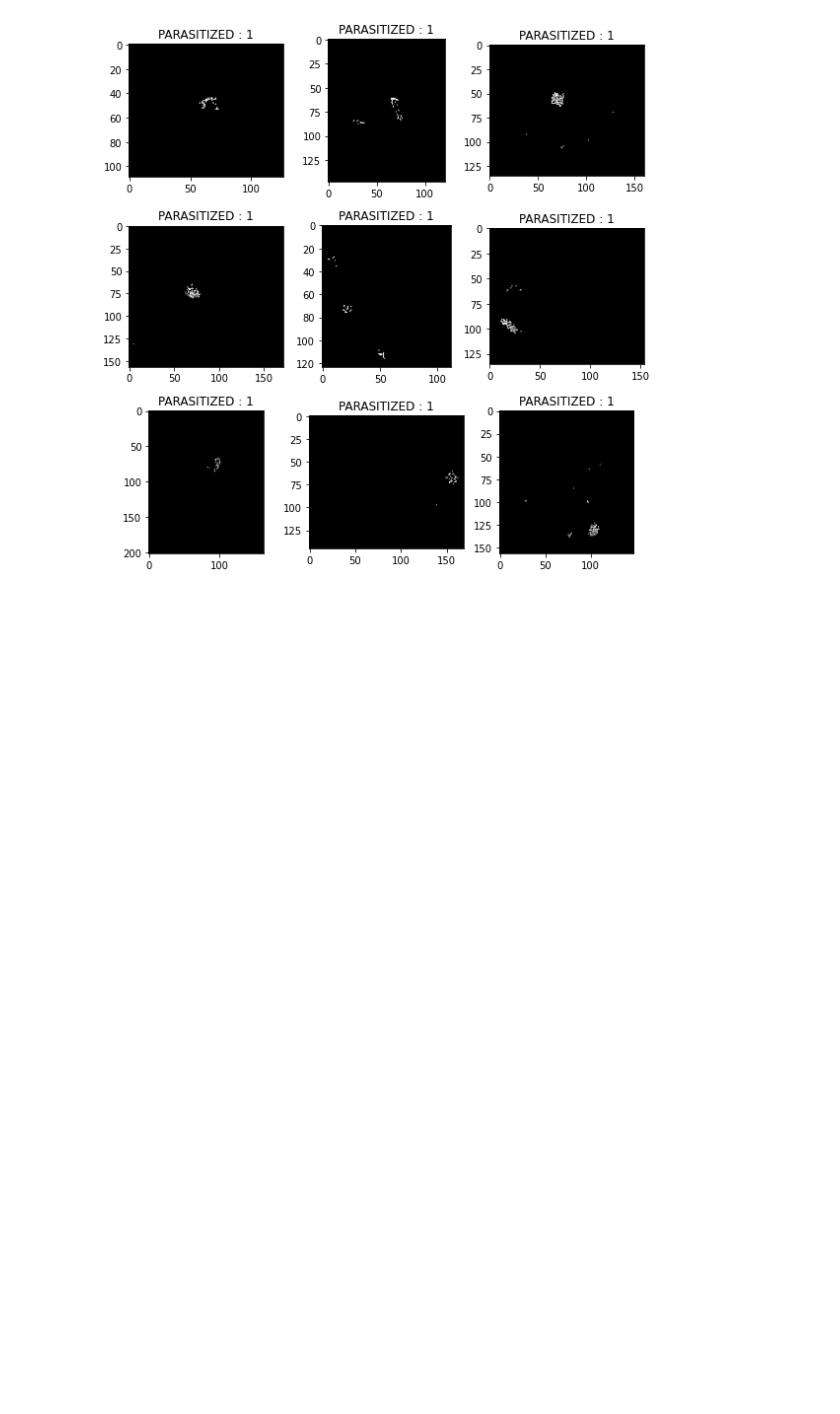
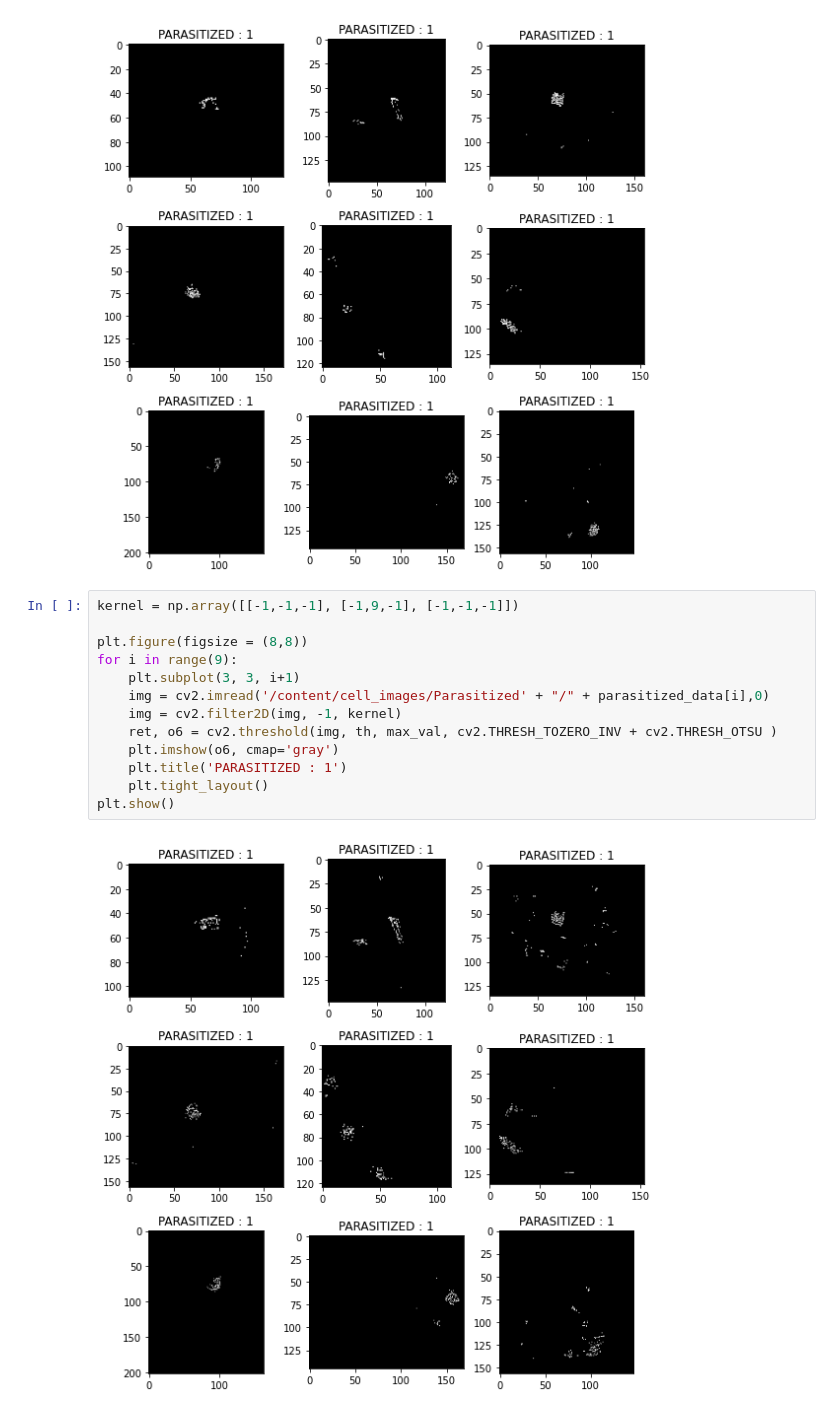
Before and after one commit to UttaraKet1607/Malarial-Cell-Image-Segmentation, a Jupyter notebook: Segmentation.ipynb, the cells around one changed output. Saved outputs shown, nothing was run; the diff lists cells and outputs as text; blank space fills up the shorter version.

Commit message:
Change sharpen kernel

```diff
--- a/Segmentation.ipynb
+++ b/Segmentation.ipynb
@@ -167,3 +167,18 @@ for i in range(9):
 plt.show()
 # %% [output]
 [figure]
+# %%
+kernel = np.array([[-1,-1,-1], [-1,9,-1], [-1,-1,-1]])
+
+plt.figure(figsize = (8,8))
+for i in range(9):
+    plt.subplot(3, 3, i+1)
+    img = cv2.imread('/content/cell_images/Parasitized' + "/" + parasitized_data[i],0)
+    img = cv2.filter2D(img, -1, kernel)
+    ret, o6 = cv2.threshold(img, th, max_val, cv2.THRESH_TOZERO_INV + cv2.THRESH_OTSU )
+    plt.imshow(o6, cmap='gray')
+    plt.title('PARASITIZED : 1')
+    plt.tight_layout()
+plt.show()
+# %% [output]
+[figure, added]
```
